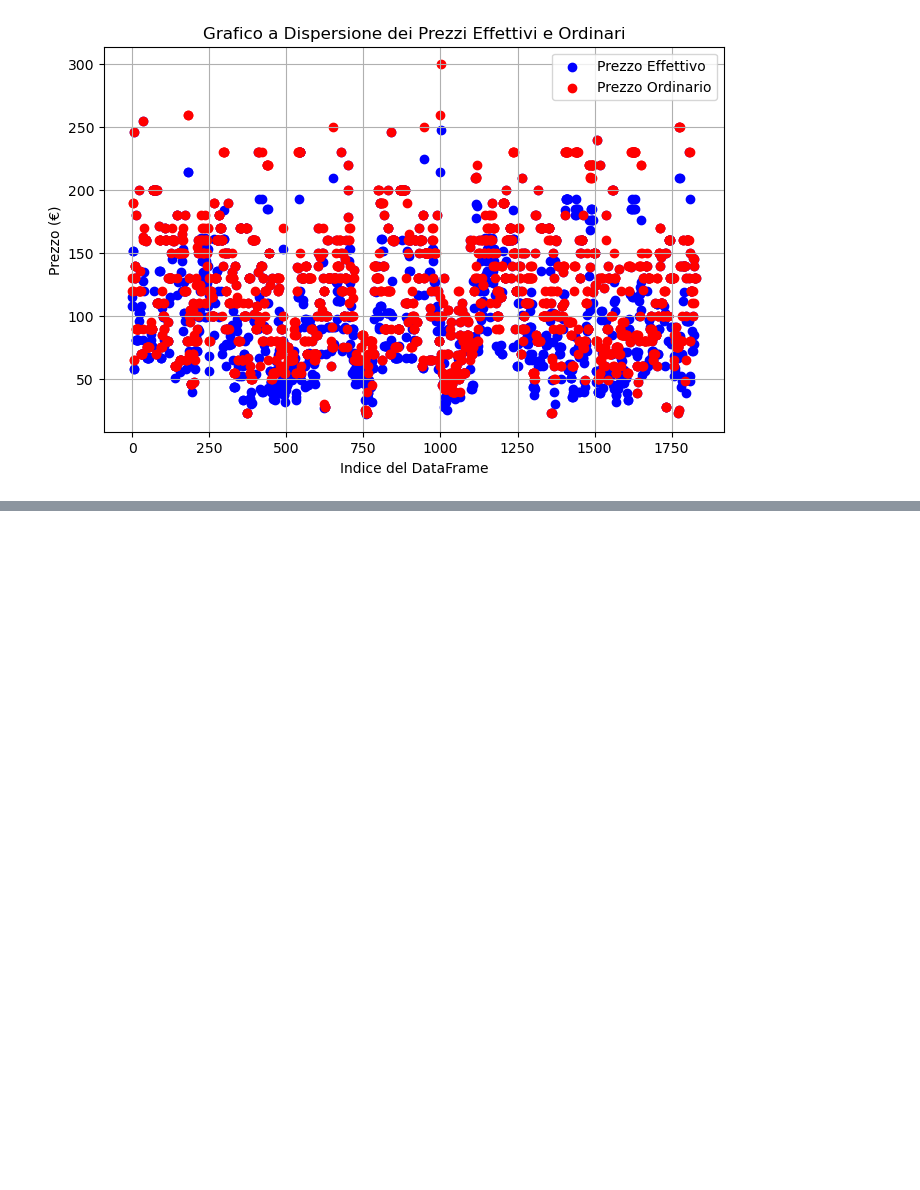
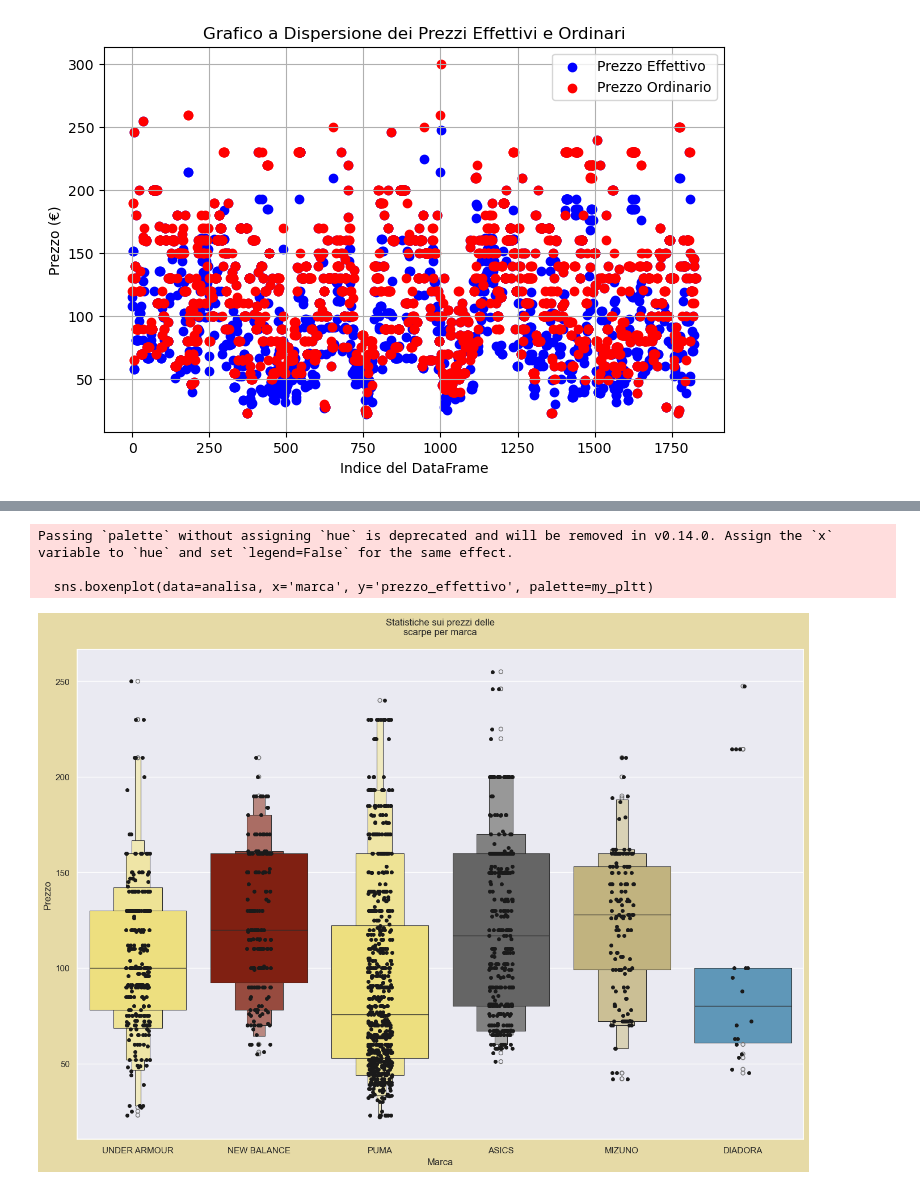
Before and after one commit to AlexBel1912/Python-Build-Week, a Jupyter notebook: Grafici.ipynb, the cells around one changed output, grey strips where cells are left out. Saved outputs shown, nothing was run; the diff lists cells and outputs as text; code cells hidden in the pictures; blank space fills up the shorter version.

```diff
--- a/Grafici.ipynb
+++ b/Grafici.ipynb
@@ -850,0 +894,44 @@ plt.show()
+# %%
+# definiamo i brand d'interesse
+brands = list(price_shoes.index)
+brands.append('MIZUNO')
+
+# filtriamo per i brand s'interesse
+analisa = modello_unici[modello_unici['marca'].isin(brands)]
+
+# definiamo le palette di colori
+c_1, c_2 = sns.color_palette('PuBu')[-3], sns.color_palette('afmhot')[-2]
+c_3, c_4 = sns.color_palette('afmhot')[1], sns.color_palette('afmhot')[-2]
+c_5 = sns.color_palette('RdGy')[-1]
+
+# facciamo i dizionari delle palette
+my_pltt = {x: 'y' for x in analisa['marca'].unique()}
+my_pltt['DIADORA'], my_pltt['PUMA'], my_pltt['ASICS'] = c_1, c_2, c_5
+my_pltt['UNDER ARMOUR'], my_pltt['NEW BALANCE'] = c_4, c_3
+
+# facciamo il grafico
+sns.set_theme(style='darkgrid')
+fig = plt.figure()
+axes = fig.add_axes([0, 0, 2, 1.8])
+
+# boxenplot
+sns.boxenplot(data=analisa, x='marca', y='prezzo_effettivo', palette=my_pltt)
+
+# stripplot
+sns.stripplot(data=analisa, x='marca', y='prezzo_effettivo', color='k')
+
+# impostiamo le etichette al titolo
+axes.set_ylabel('Prezzo')
+axes.set_xlabel('Marca')
+axes.set_title('Statistiche sui prezzi delle\nscarpe per marca\n')
+
+# impostiamo lo sfondo
+fig.set_facecolor(color='#E6DAA6')
+
+# mostra il grafico
+plt.show()
+# %% [output]
+Passing `palette` without assigning `hue` is deprecated and will be removed in v0.14.0. Assign the `x` variable to `hue` and set `legend=False` for the same effect.
+
+  sns.boxenplot(data=analisa, x='marca', y='prezzo_effettivo', palette=my_pltt)
+[figure, added]
```
Also changed, not shown: parts of 23 cells of this notebook.
